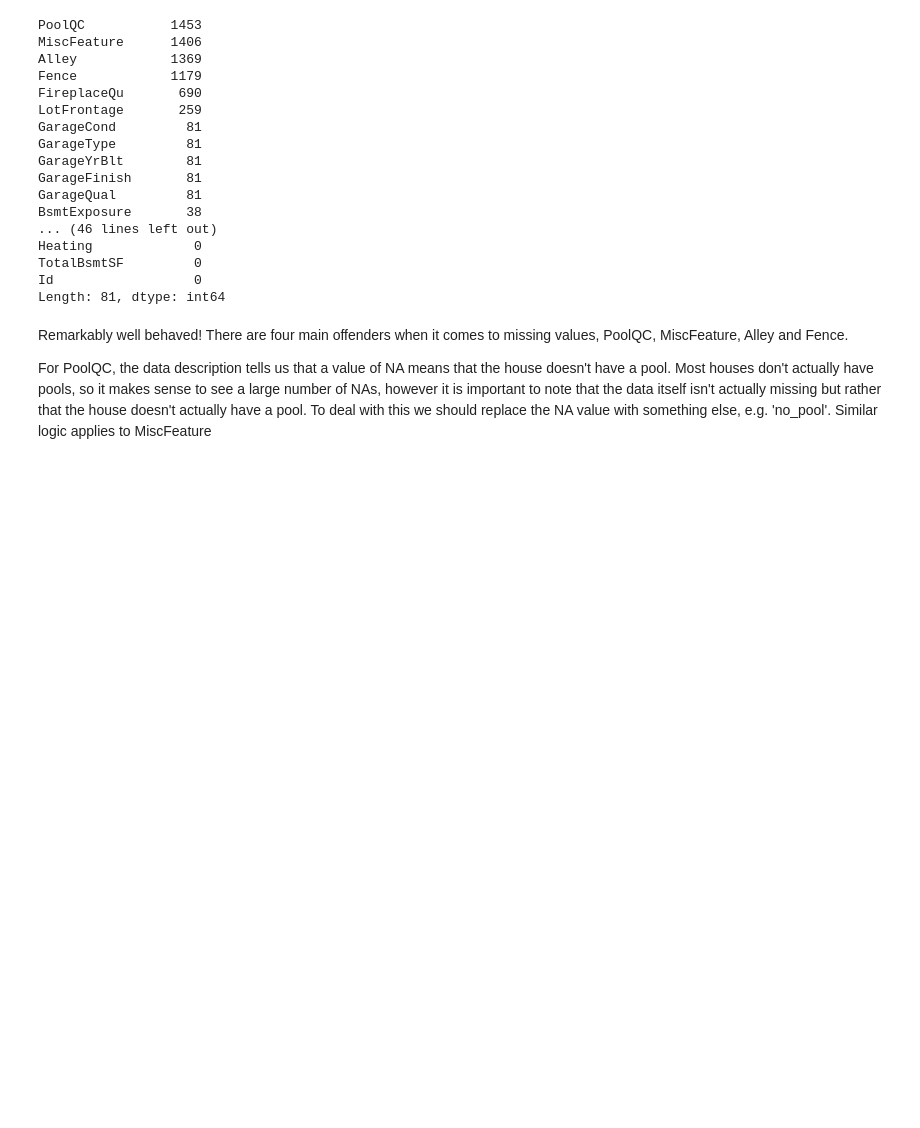
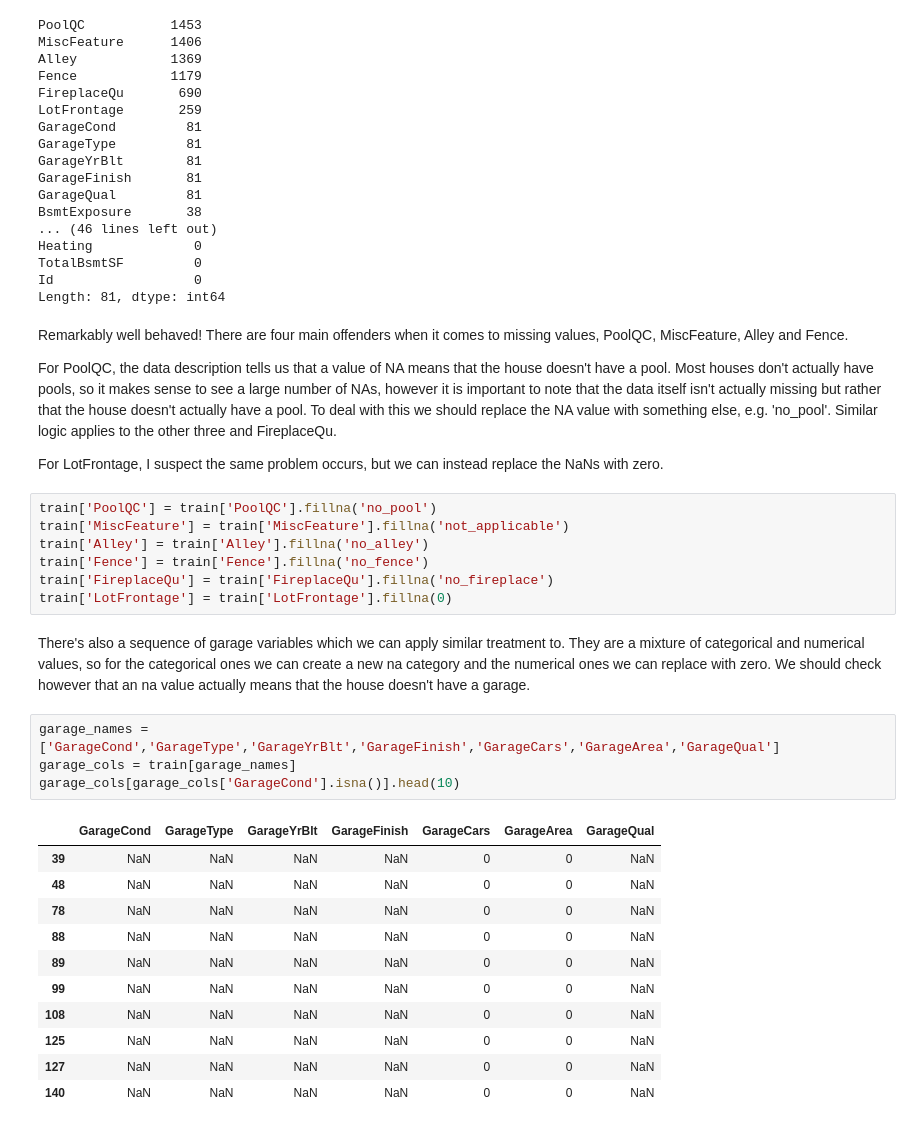
Before and after one commit to hxyue1/House-Prices, a Jupyter notebook: EDA.ipynb, the cells around one changed output. Drawn from its saved outputs; the diff is of its cells as text; blank space fills up the shorter version.

Commit message:
dealing with missing data

```diff
--- a/EDA.ipynb
+++ b/EDA.ipynb
@@ -127,4 +127,31 @@ Length: 81, dtype: int64
 # %% [markdown]
 Remarkably well behaved! There are four main offenders when it comes to missing values, PoolQC, MiscFeature, Alley and Fence.
 
-For PoolQC, the data description tells us that a value of NA means that the house doesn't have a pool. Most houses don't actually have pools, so it makes sense to see a large number of NAs, however it is important to note that the data itself isn't actually missing but rather that the house doesn't actually have a pool. To deal with this we should replace the NA value with something else, e.g. 'no_pool'. Similar logic applies to MiscFeature
+For PoolQC, the data description tells us that a value of NA means that the house doesn't have a pool. Most houses don't actually have pools, so it makes sense to see a large number of NAs, however it is important to note that the data itself isn't actually missing but rather that the house doesn't actually have a pool. To deal with this we should replace the NA value with something else, e.g. 'no_pool'. Similar logic applies to the other three and FireplaceQu.
+
+For LotFrontage, I suspect the same problem occurs, but we can instead replace the NaNs with zero.
+# %%
+train['PoolQC'] = train['PoolQC'].fillna('no_pool')
+train['MiscFeature'] = train['MiscFeature'].fillna('not_applicable')
+train['Alley'] = train['Alley'].fillna('no_alley')
+train['Fence'] = train['Fence'].fillna('no_fence')
+train['FireplaceQu'] = train['FireplaceQu'].fillna('no_fireplace')
+train['LotFrontage'] = train['LotFrontage'].fillna(0)
+# %% [markdown]
+There's also a sequence of garage variables which we can apply similar treatment to. They are a mixture of categorical and numerical values, so for the categorical ones we can create a new na category and the numerical ones we can replace with zero. We should check however that an na value actually means that the house doesn't have a garage.
+# %%
+garage_names = ['GarageCond','GarageType','GarageYrBlt','GarageFinish','GarageCars','GarageArea','GarageQual']
+garage_cols = train[garage_names]
+garage_cols[garage_cols['GarageCond'].isna()].head(10)
+# %% [output]
+|  | GarageCond | GarageType | GarageYrBlt | GarageFinish | GarageCars | GarageArea | GarageQual |
+| 39 | NaN | NaN | NaN | NaN | 0 | 0 | NaN |
+| 48 | NaN | NaN | NaN | NaN | 0 | 0 | NaN |
+| 78 | NaN | NaN | NaN | NaN | 0 | 0 | NaN |
+| 88 | NaN | NaN | NaN | NaN | 0 | 0 | NaN |
+| 89 | NaN | NaN | NaN | NaN | 0 | 0 | NaN |
+| 99 | NaN | NaN | NaN | NaN | 0 | 0 | NaN |
+| 108 | NaN | NaN | NaN | NaN | 0 | 0 | NaN |
+| 125 | NaN | NaN | NaN | NaN | 0 | 0 | NaN |
+| 127 | NaN | NaN | NaN | NaN | 0 | 0 | NaN |
+| 140 | NaN | NaN | NaN | NaN | 0 | 0 | NaN |
```
Also changed, not shown: parts of 3 cells of this notebook, 1 other file.
